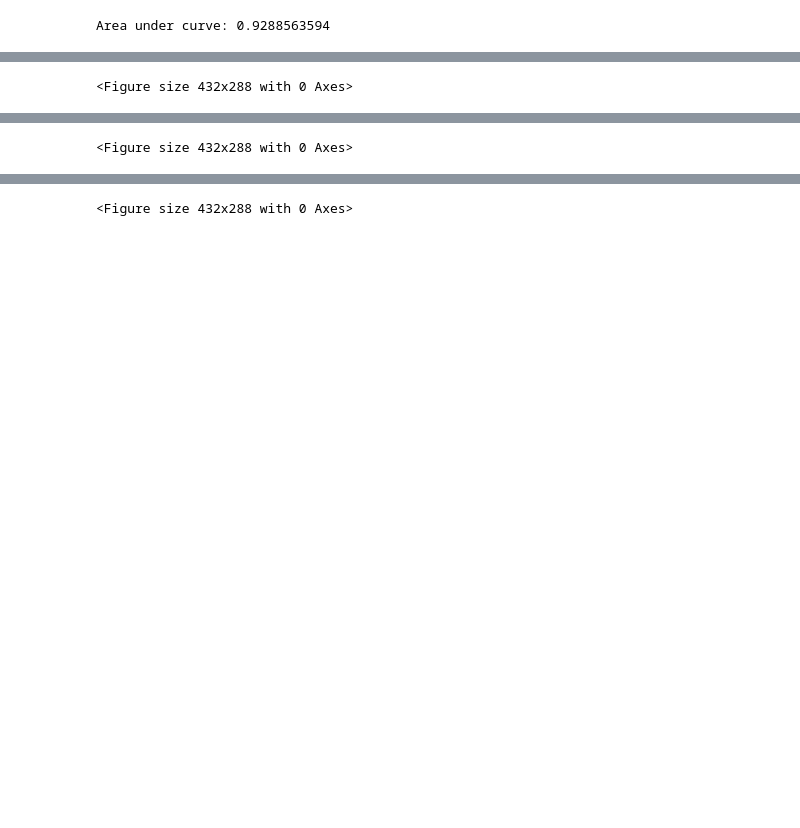
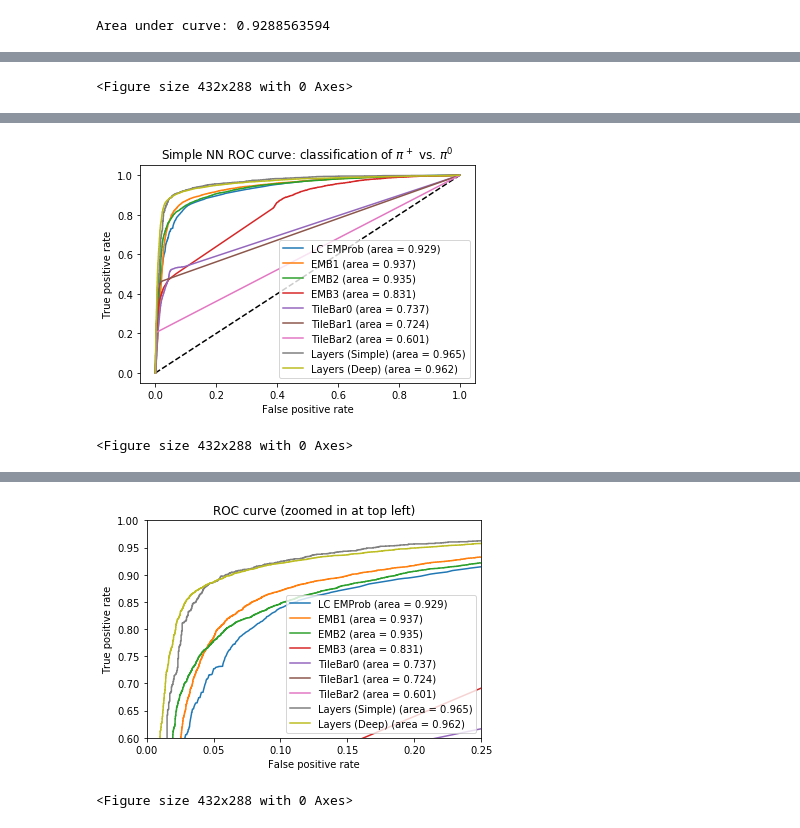
Before and after one commit to russbate42/UBCPionML, a Jupyter notebook: classifier/TopoClusterClassifier.ipynb, the cells around one changed output, grey strips where cells are left out. Saved outputs shown, nothing was run; the diff lists cells and outputs as text; code cells hidden in the pictures; blank space fills up the shorter version.

```diff
--- a/classifier/TopoClusterClassifier.ipynb
+++ b/classifier/TopoClusterClassifier.ipynb
@@ -944,7 +1010,7 @@ plt.plot(fpr_lc, tpr_lc, label='LC EMProb (area = {:.3f})'.format(auc_lc))
 for layer_i, layer_name in enumerate(layers):
     plt.plot(fpr_flat_nn[layer_i], tpr_flat_nn[layer_i], label='{} (area = {:.3f})'.format(layer_name, auc_flat_nn[layer_i]))
 plt.plot(fpr_simpleCombine, tpr_simpleCombine, label='{} (area = {:.3f})'.format("Layers (Simple)", auc_combined))
-plt.plot(fpr_combine, tpr_combine, label='{} (area = {:.3f})'.format("Layers (Train)", auc_combine))
+plt.plot(fpr_combine, tpr_combine, label='{} (area = {:.3f})'.format("Layers (Deep)", auc_combine))
 plt.xlabel('False positive rate')
 plt.ylabel('True positive rate')
 plt.title('Simple NN ROC curve: classification of $\pi^+$ vs. $\pi^0$')
@@ -978 +1043,2 @@ plt.show()
+[figure, added]
 <Figure size 432x288 with 0 Axes>
@@ -980,3 +1045,4 @@ plt.show()
+[figure, added]
 # %%
 #function to split apart a prediction list according to the one hot values.
 #really, could have done this by evaluating the nn with a non-concatted nparray, but we already have this handy
```
Also changed, not shown: parts of 24 cells of this notebook.
